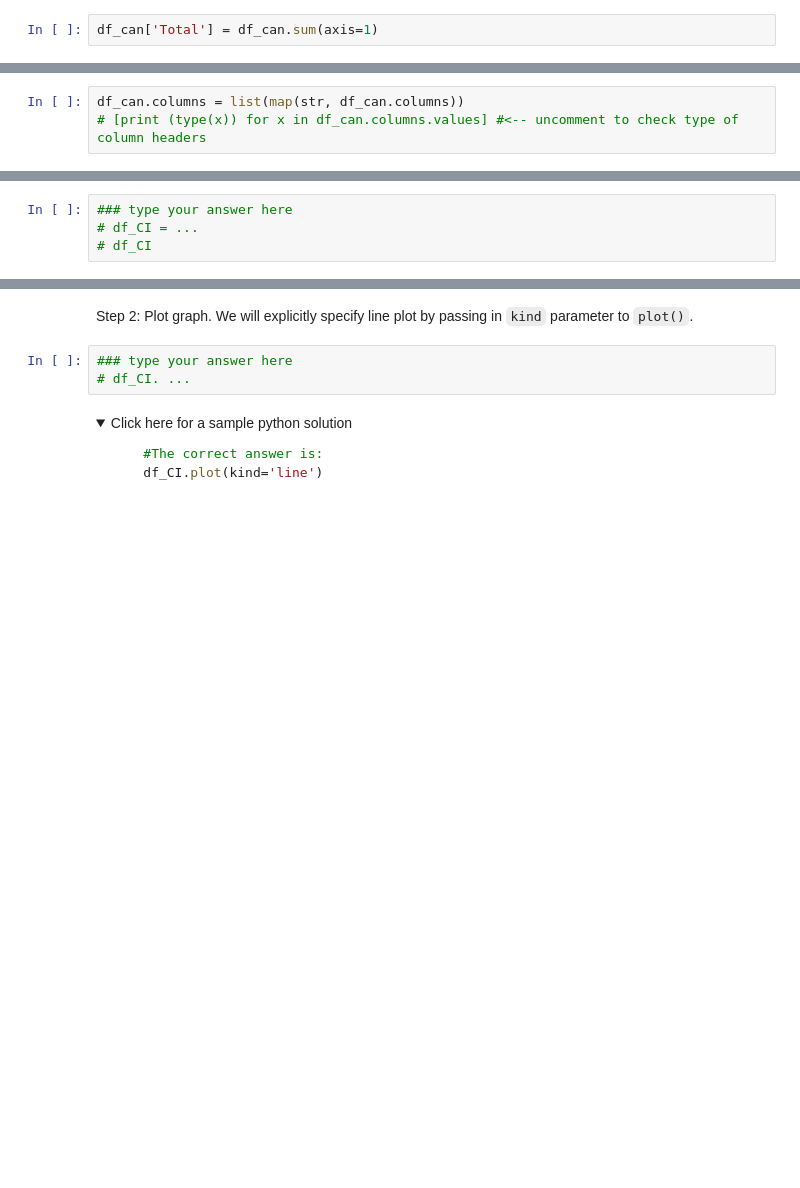
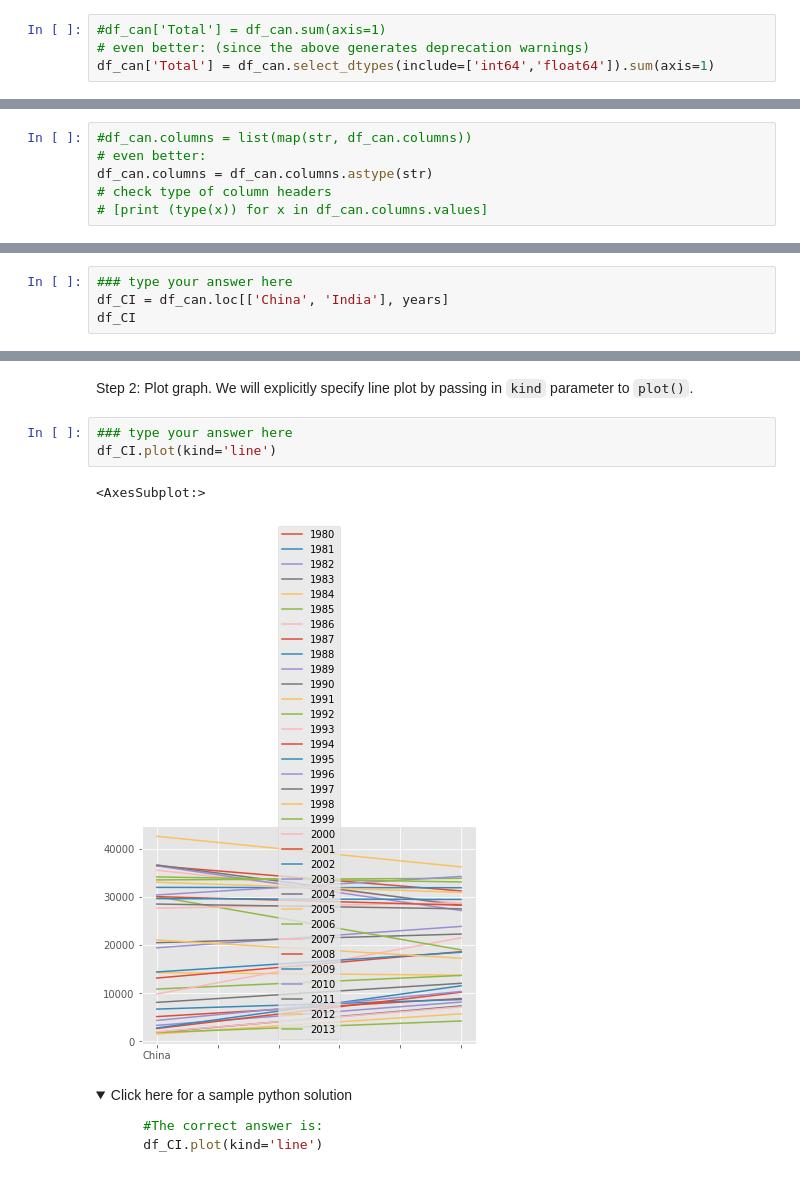
Before and after one commit to qualityland/IBM_Data_Science, a Jupyter notebook: 08_Data_Visualization/labs/DV0101EN-1-Exercise-Introduction-to-Matplotlib-and-Line-Plots.ipynb, the cells around one changed output, grey strips where cells are left out. Saved outputs shown, nothing was run; the diff lists cells and outputs as text; folded sections open; blank space fills up the shorter version.

```diff
--- a/08_Data_Visualization/labs/DV0101EN-1-Exercise-Introduction-to-Matplotlib-and-Line-Plots.ipynb
+++ b/08_Data_Visualization/labs/DV0101EN-1-Exercise-Introduction-to-Matplotlib-and-Line-Plots.ipynb
@@ -234,8 +235,10 @@ Index([  'Country', 'Continent',    'Region',   'DevName',        1980,
       dtype='object')
 # %% [markdown]
 We will also add a 'Total' column that sums up the total immigrants by country over the entire period 1980 - 2013, as follows:
-# %%
-df_can['Total'] = df_can.sum(axis=1)
+# %%
+#df_can['Total'] = df_can.sum(axis=1)
+# even better: (since the above generates deprecation warnings)
+df_can['Total'] = df_can.select_dtypes(include=['int64','float64']).sum(axis=1)
 # %% [markdown]
 We can check to see how many null objects we have in the dataset as follows:
 # %%
@@ -455,8 +458,11 @@ Column names that are integers (such as the years) might introduce some confusio
 
 To avoid this ambuigity, let's convert the column names into strings: '1980' to '2013'.
 # %%
-df_can.columns = list(map(str, df_can.columns))
-# [print (type(x)) for x in df_can.columns.values] #<-- uncomment to check type of column headers
+#df_can.columns = list(map(str, df_can.columns))
+# even better:
+df_can.columns = df_can.columns.astype(str)
+# check type of column headers
+# [print (type(x)) for x in df_can.columns.values]
 # %% [markdown]
 Since we converted the years to string, let's declare a variable that will allow us to easily call upon the full range of years:
 # %%
@@ -705,5 +711,5 @@ We can easily add more countries to line plot to make meaningful comparisons imm
 Step 1: Get the data set for China and India, and display the dataframe.
 # %%
 ### type your answer here
-# df_CI = ...
-# df_CI
+df_CI = df_can.loc[['China', 'India'], years]
+df_CI
@@ -721,7 +732,10 @@ Step 1: Get the data set for China and India, and display the dataframe.
 Step 2: Plot graph. We will explicitly specify line plot by passing in `kind` parameter to `plot()`.
 # %%
 ### type your answer here
-# df_CI. ...
+df_CI.plot(kind='line')
+# %% [output]
+<AxesSubplot:>
+[figure, added]
 # %% [markdown]
 <details><summary>Click here for a sample python solution</summary>
 
```
Also changed, not shown: parts of 11 cells of this notebook, 4 other files.
